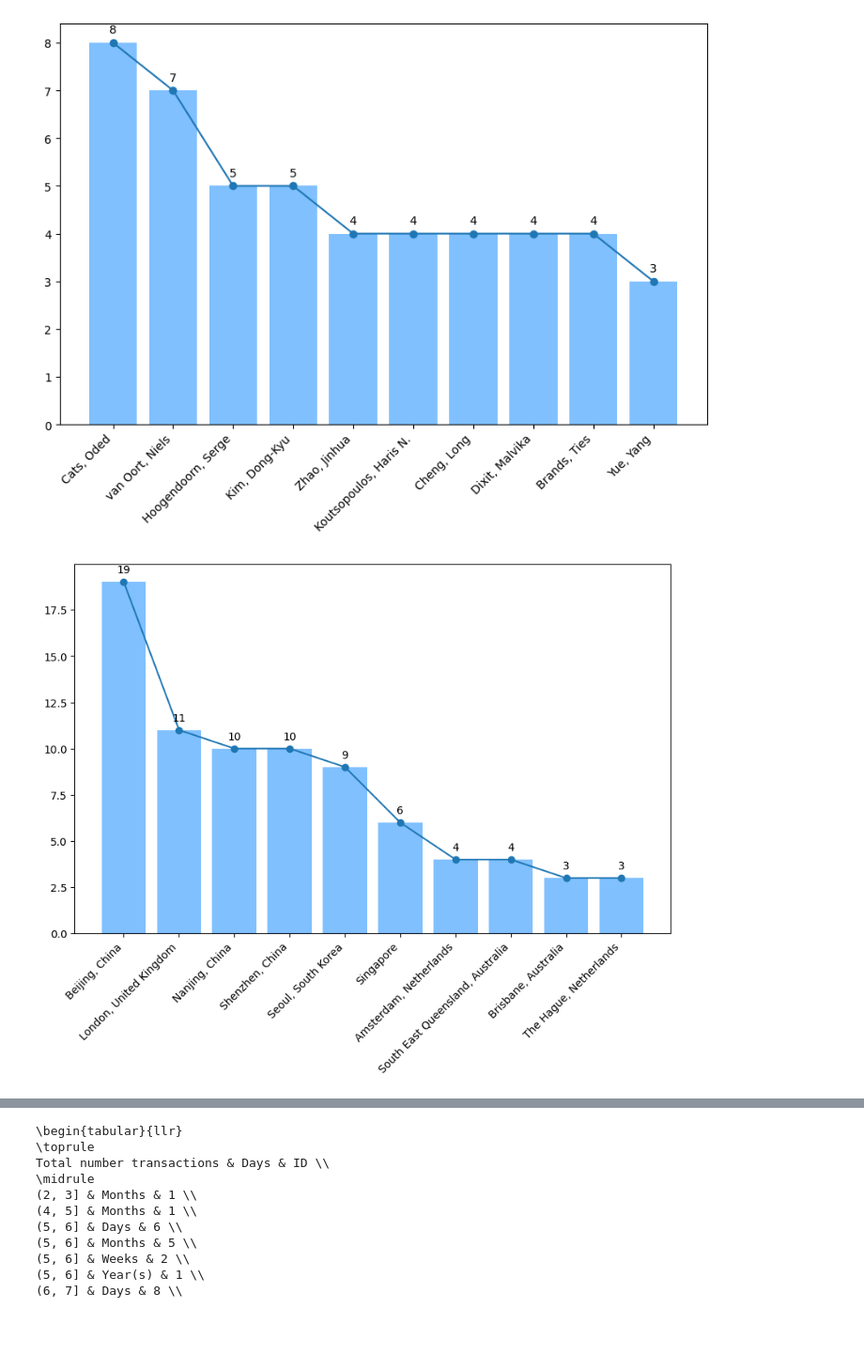
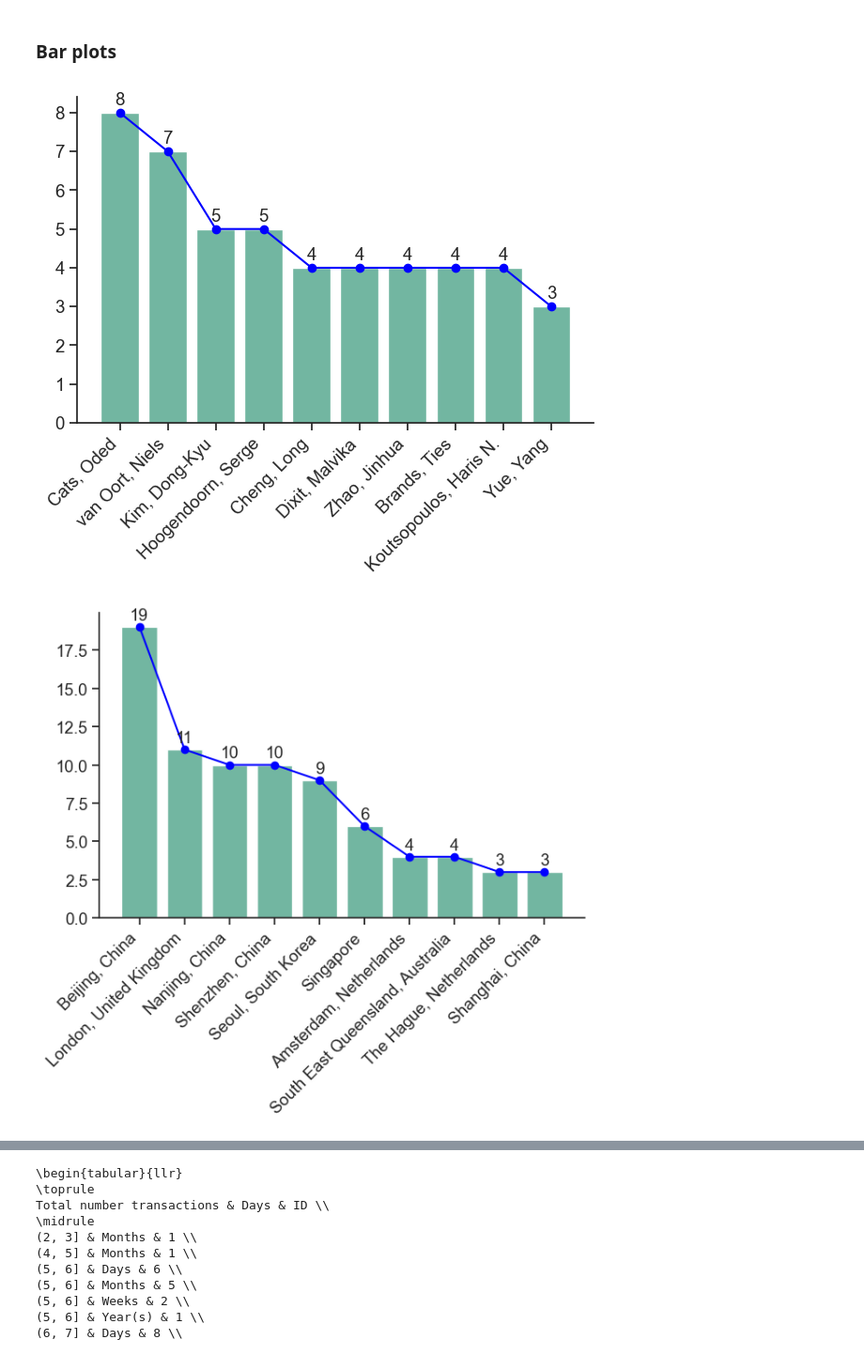
Before and after one commit to GeoTecINIT/smartcard-systematic-mapping-review, a Jupyter notebook: Analisis.ipynb, the cells around one changed output, grey strips where cells are left out. Shown at 94% size. Saved outputs shown, nothing was run; the diff lists cells and outputs as text; code cells hidden in the pictures; blank space fills up the shorter version.

Commit message:
Clean notebook and improve figure generation

```diff
--- a/Analisis.ipynb
+++ b/Analisis.ipynb
@@ -8,7 +12,31 @@ import plotly.graph_objects as go
 import plotly.express as px
 import osmnx as ox
 import geopandas as gpd
+import seaborn as sns
 
+sns.set(style='ticks', palette='Set2', rc={'figure.figsize':(7.1,4.5), 'axes.labelsize': 13.5,
+   'font.size': 13.5,
+   'legend.fontsize': 13.5,
+   'xtick.labelsize': 13.5,
+   'ytick.labelsize': 13.5,
+   'text.usetex': False,})
+
+
+# sns.set(rc={'figure.figsize':(7.1,4.5)})
+# from matplotlib import rcParams
+# params = {
+#    'axes.labelsize': 8,
+#    'font.size': 8,
+#    'legend.fontsize': 10,
+#    'xtick.labelsize': 10,
+#    'ytick.labelsize': 10,
+#    'text.usetex': False,
+#    'figure.figsize': [4.5, 4.5]
+#    }
+# rcParams.update(params)
+
+# plt.rc('xtick', labelsize=18)
+# plt.rc('ytick', labelsize=18)
 
 data = pd.read_excel("datasets/Cleaned_data.xlsx")
 # pd.options.display.max_rows = 999
@@ -310,8 +456,8 @@ data["Total number transactions"] = logarithmic_range(data["Total number transac
 data["Days"] = days_range(data["Days"])
 # %%
 array_columns.append("Study Area Country")
-data["Source Title"] = data["Source Title"].apply(lambda x: [x])
-array_columns.append("Source Title")
+data["Journal Abbreviation"] = data["Journal Abbreviation"].apply(lambda x: [x])
+array_columns.append("Journal Abbreviation")
 data["First country"] = data["First country"].apply(lambda x: [x])
 array_columns.append("First country")
 data["First affiliation"] = data["First affiliation"].apply(lambda x: [x])
@@ -334,19 +482,26 @@ for column in array_columns:
+# %% [markdown]
+### Bar plots
 # %%
 # Crear graficos sencillos
+
 for column in array_columns:
     plot_list = sets_count_dict[column].items()
     plot_list = sorted(plot_list, key=itemgetter(1), reverse=True)
     x, y = zip(*plot_list[:10])
 
-    plt.figure(figsize=(10, 8))
+    # plt.figure(figsize=(10, 8))
+    # plt.axes(frameon=0)
+    # plt.grid()
     plt.xticks(rotation=45, ha="right")
-    plt.bar(x, y, color="#80C0FF")
-    plt.plot(x, y, "o-")
+    sns.barplot(x = 'x', y = 'y', data={'x': list(x), 'y': list(y)}).set(ylabel=None, xlabel=None)
+    plt.plot(x, y, "o-", color="blue")
     for i, v in enumerate(y):
         plt.text(i, v + max(y)/40, "%d" % v, ha="center")
-    plt.subplots_adjust(bottom=0.28)
-    plt.savefig("img/test" + str(column) + ".pdf", format="pdf")
+    sns.despine()
+    # plt.subplots_adjust(bottom=0.28)
+
+    plt.savefig("img/test" + str(column) + ".pdf", format="pdf", bbox_inches="tight")
     plt.show()
 # %% [output]
-[figure, old version]
+[figure, new version]
-[figure, old version]
+[figure, new version]
```
Also changed, not shown: parts of 47 cells of this notebook, 42 other files.
